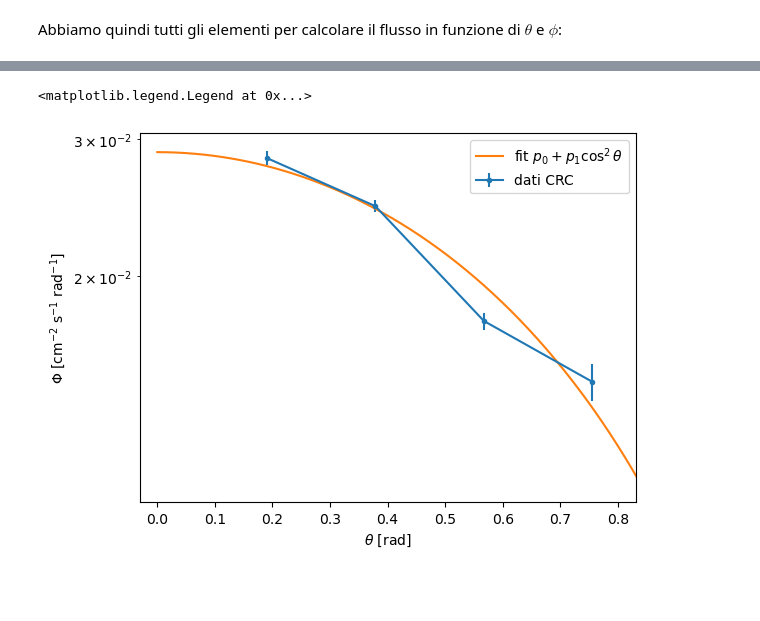
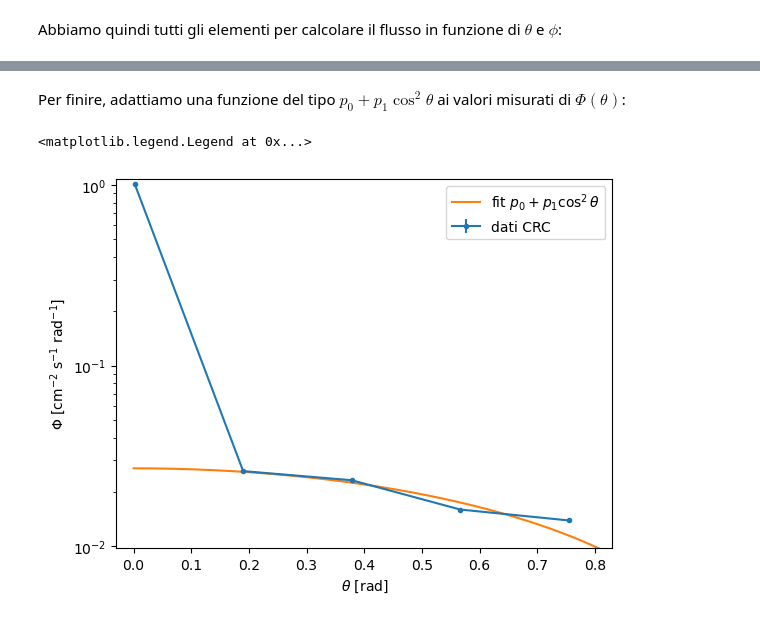
Before and after one commit to fschiavone/crc_analysis, a Jupyter notebook: angular_analysis.ipynb, the cells around one changed output, grey strips where cells are left out. Drawn from its saved outputs; the diff is of its cells as text; code cells hidden in the pictures; blank space fills up the shorter version.

Commit message:
Minor changes, added data directory

```diff
--- a/angular_analysis.ipynb
+++ b/angular_analysis.ipynb
@@ -9,4 +10,7 @@ import matplotlib.pyplot as plt
 from astropy.modeling import models, fitting
+# %%
+data_file = "./CRC-4 LNGS 28-04-2025 21-51-35.txt"
+crc_ver = '2.10'
 # %% [markdown]
 ## Lettura dei dati
 cf. https://baltig.infn.it/iuliano/ocra_analysis/-/blob/main/CRC_Totem/CRCQuality.ipynb?ref_type=heads
@@ -27,10 +31,13 @@ def convertdata(xnumber,verbose = False):
   planes.append(format(planecode,"#08b")) #aggiungiamo il piano alla lista di uscita
  return planes
 # %%
-muondata = pd.read_csv("./CRC-4 LNGS 28-04-2025 16-19-57.txt",header=None,sep=" ",dtype=str)
-# muondata.columns = ["Event Number","YZview","XZview","Time"] #first Y, then X
-### NB: Usare la linea seguente per i dati acquisiti con l'app >=v2.10
-muondata.columns = ["Event Number","XZview","YZview","Date","Time","AM/PM","Meta"] #first Y, then X
+muondata = pd.read_csv(data_file,header=None,sep=" ",dtype=str)
+if crc_ver == '2.4':
+    muondata.columns = ["Event Number","YZview","XZview","Time"] #first Y, then X
+elif crc_ver == '2.10':
+    ### NB: Usare la linea seguente per i dati acquisiti con l'app >=v2.10
+    muondata.columns = ["Event Number","XZview","YZview","Date","Time","AM/PM","Meta"] #first Y, then X
+
 muondata.head()
 # %% [output]
 |  | Event Number | XZview | YZview | Date | Time | AM/PM | Meta |
@@ -241,0 +239,9 @@ Tempo di osservazione: 5829.408 s
+# %%
+if crc_ver == '2.4':
+    times = muondata["Time"].astype('float')
+    t = max(times) - min(times)
+    print('Tempo di osservazione:', t, 's')
+elif crc_ver == '2.10':
+    datetimes = [datetime.strptime(d+' '+t+' '+ p, '%d/%m/%Y %I:%M:%S.%f %p') for (d,t,p) in zip(muondata["Date"], muondata["Time"], muondata["AM/PM"])]
+    t = (max(datetimes) - min(datetimes)).total_seconds()
+    print('Tempo di osservazione:', t, 's', f'({t/3600.:.2f} h)')
@@ -265,26 +282,28 @@ for (i,th) in enumerate(theta_center):
 # %%
 flux_theta = np.sum(flux, axis=1)*dphi
 dflux_theta = [np.sqrt(x)*dphi for x in np.sum(dflux**2, axis=1)]
+# %% [markdown]
+Per finire, adattiamo una funzione del tipo $p_0+p_1\cos^2\theta$ ai valori misurati di $\Phi(\theta)$:
 # %%
 from scipy.optimize import curve_fit
 def model(theta, p0, p1):
     return p0 + p1 * np.cos(theta)**2
 
-popt, pcov = curve_fit(model, theta_center[1:], flux_theta[1:])
+popt, pcov = curve_fit(model, theta_center[1:], flux_theta[1:], sigma=dflux_theta[1:])
 p0, p1 = popt
 
 theta_fit = np.linspace(0, np.pi, 1000)
 y_fit = model(theta_fit, *popt)
 # %%
-plt.errorbar(theta_center[1:], flux_theta[1:], yerr=dflux_theta[1:], marker='.', label='dati CRC')
-# plt.errorbar(theta_center, flux_theta, yerr=dflux_theta, marker='.', label='dati CRC')
+# plt.errorbar(theta_center[1:], flux_theta[1:], yerr=dflux_theta[1:], marker='.', label='dati CRC')
+plt.errorbar(theta_center, flux_theta, yerr=dflux_theta, marker='.', label='dati CRC')
 plt.plot(theta_fit, y_fit, label=r'fit $p_0 + p_1\cos^2\theta$')
 plt.xlabel(r'$\theta$ [rad]')
 plt.ylabel(r'$\Phi$ [cm$^{-2}$ s$^{-1}$ rad$^{-1}$]')
 plt.xlim([-.03, 1.1*max(theta_center)])
 plt.ylim(bottom=.7*min(flux_theta))
 plt.yscale('log')
 plt.legend()
 # %% [output]
 <matplotlib.legend.Legend at 0x...>
-[figure, old version]
+[figure, new version]
```
Also changed, not shown: parts of 16 cells of this notebook, 3 other files.
